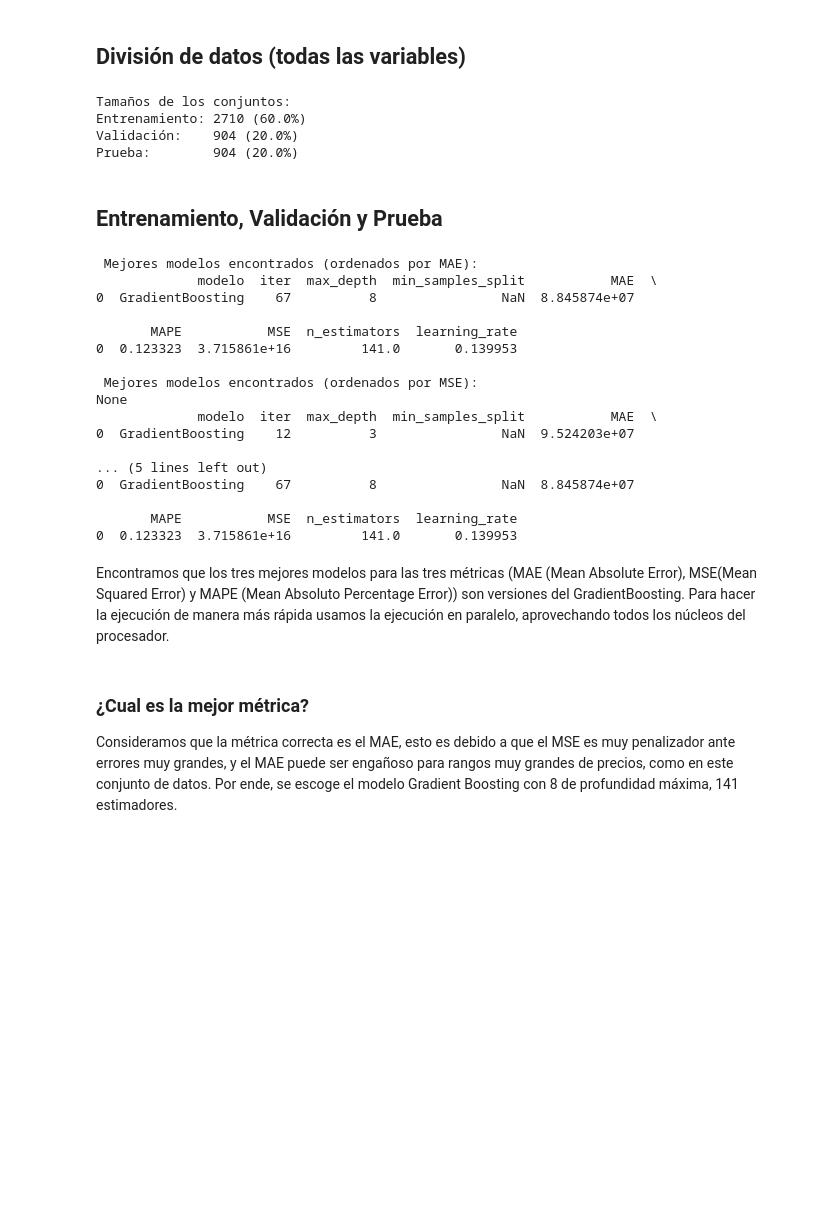
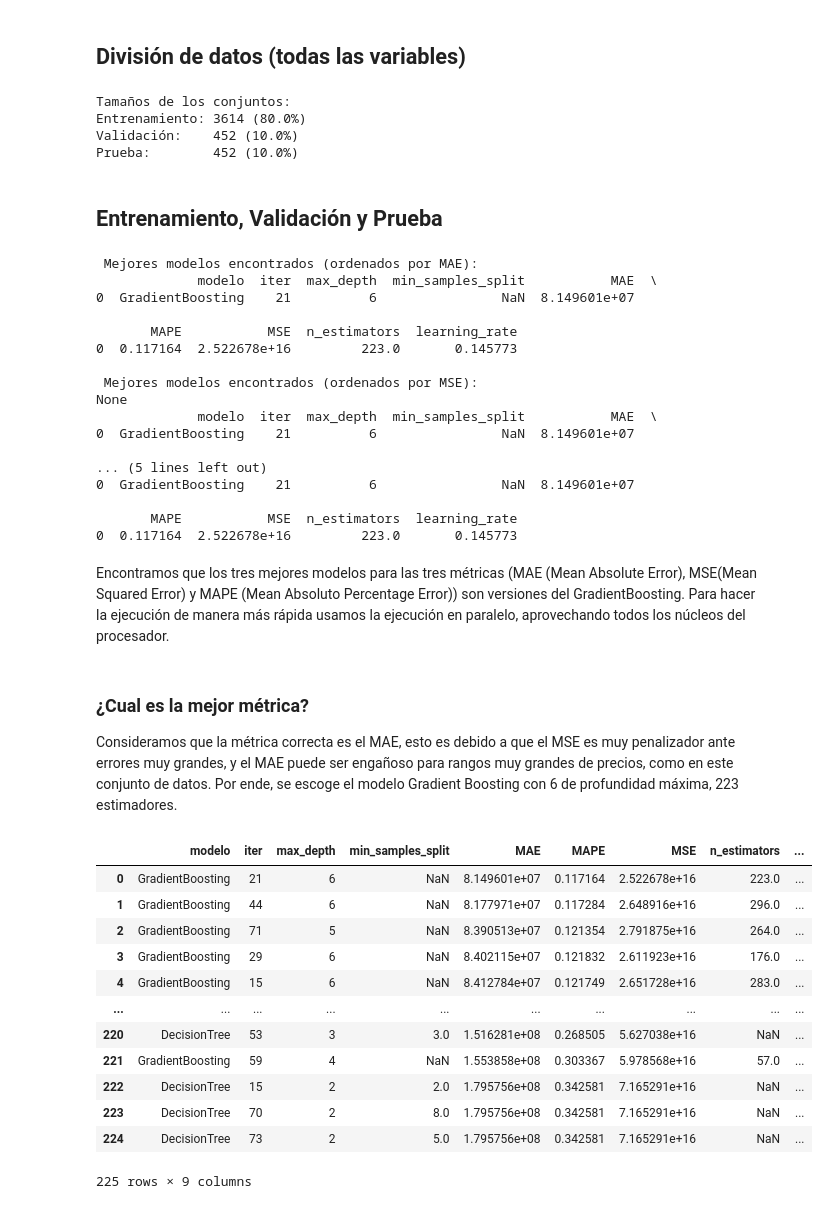
Before and after one commit to Santiago-Beltran/housing-cost-analysis-prediction, a Jupyter notebook: CRISP_DM/ModellingPhase.ipynb, the cells around one changed output. Drawn from its saved outputs; the diff is of its cells as text; code cells hidden in the pictures; blank space fills up the shorter version.

```diff
--- a/CRISP_DM/ModellingPhase.ipynb
+++ b/CRISP_DM/ModellingPhase.ipynb
@@ -76,26 +82,31 @@ Vemos que el análisis de SHAP con un modelo de RandomForest nos brinda informac
 # %% [markdown]
 ## División de datos (todas las variables)
 # %%
+
+# Supongamos que tu variable objetivo es "Precio"
 X = dm.drop(columns=["Precio"])
 y = dm["Precio"]
 
+# --- 1️⃣ Separar conjunto de prueba (10 %) ---
 X_train_val, X_test, y_train_val, y_test = train_test_split(
-    X, y, test_size=0.2, random_state=seed
+    X, y, test_size=0.10, random_state=42
 )
 
+# --- 2️⃣ Separar validación (10 % del total, o 1/9 del conjunto restante) ---
 X_train, X_val, y_train, y_val = train_test_split(
-    X_train_val, y_train_val, test_size=0.25, random_state=seed
-)  # 0.25 * 0.8 = 0.2 total
+    X_train_val, y_train_val, test_size=0.1111, random_state=42
+)  # 0.1111 × 0.9 ≈ 0.10 del total
 
+# --- 3️⃣ Confirmar proporciones ---
 print("Tamaños de los conjuntos:")
 print(f"Entrenamiento: {len(X_train)} ({len(X_train)/len(dm)*100:.1f}%)")
 print(f"Validación:    {len(X_val)} ({len(X_val)/len(dm)*100:.1f}%)")
 print(f"Prueba:        {len(X_test)} ({len(X_test)/len(dm)*100:.1f}%)")
 # %% [output]
 Tamaños de los conjuntos:
-Entrenamiento: 2710 (60.0%)
-Validación:    904 (20.0%)
-Prueba:        904 (20.0%)
+Entrenamiento: 3614 (80.0%)
+Validación:    452 (10.0%)
+Prueba:        452 (10.0%)
 # %% [markdown]
 ## Entrenamiento, Validación y Prueba
 # %%
@@ -186,23 +197,39 @@ print(resultados_df.sort_values(by = "MAPE").reset_index(drop=True).head(1))
 # %% [output]
  Mejores modelos encontrados (ordenados por MAE):
              modelo  iter  max_depth  min_samples_split           MAE  \
-0  GradientBoosting    67          8                NaN  8.845874e+07
+0  GradientBoosting    21          6                NaN  8.149601e+07
 
        MAPE           MSE  n_estimators  learning_rate
-0  0.123323  3.715861e+16         141.0       0.139953
+0  0.117164  2.522678e+16         223.0       0.145773
 
  Mejores modelos encontrados (ordenados por MSE):
 None
              modelo  iter  max_depth  min_samples_split           MAE  \
-0  GradientBoosting    12          3                NaN  9.524203e+07
+0  GradientBoosting    21          6                NaN  8.149601e+07
 
 ... (5 lines left out)
-0  GradientBoosting    67          8                NaN  8.845874e+07
+0  GradientBoosting    21          6                NaN  8.149601e+07
 
        MAPE           MSE  n_estimators  learning_rate
-0  0.123323  3.715861e+16         141.0       0.139953
+0  0.117164  2.522678e+16         223.0       0.145773
 # %% [markdown]
 Encontramos que los tres mejores modelos para las tres métricas (MAE (Mean Absolute Error), MSE(Mean Squared Error) y MAPE (Mean Absoluto Percentage Error)) son versiones del GradientBoosting. Para hacer la ejecución de manera más rápida usamos la ejecución en paralelo, aprovechando todos los núcleos del procesador.
 # %% [markdown]
 ### ¿Cual es la mejor métrica?
-Consideramos que la métrica correcta es el MAE, esto es debido a que el MSE es muy penalizador ante errores muy grandes, y el MAE puede ser engañoso para rangos muy grandes de precios, como en este conjunto de datos. Por ende, se escoge el modelo Gradient Boosting con 8 de profundidad máxima, 141 estimadores.
+Consideramos que la métrica correcta es el MAE, esto es debido a que el MSE es muy penalizador ante errores muy grandes, y el MAE puede ser engañoso para rangos muy grandes de precios, como en este conjunto de datos. Por ende, se escoge el modelo Gradient Boosting con 6 de profundidad máxima, 223 estimadores.
+# %%
+resultados_df.sort_values(by = "MAE")
+# %% [output]
+|  | modelo | iter | max_depth | min_samples_split | MAE | MAPE | MSE | n_estimators | ... |
+| 0 | GradientBoosting | 21 | 6 | NaN | 8.149601e+07 | 0.117164 | 2.522678e+16 | 223.0 | ... |
+| 1 | GradientBoosting | 44 | 6 | NaN | 8.177971e+07 | 0.117284 | 2.648916e+16 | 296.0 | ... |
+| 2 | GradientBoosting | 71 | 5 | NaN | 8.390513e+07 | 0.121354 | 2.791875e+16 | 264.0 | ... |
+| 3 | GradientBoosting | 29 | 6 | NaN | 8.402115e+07 | 0.121832 | 2.611923e+16 | 176.0 | ... |
+| 4 | GradientBoosting | 15 | 6 | NaN | 8.412784e+07 | 0.121749 | 2.651728e+16 | 283.0 | ... |
+| ... | ... | ... | ... | ... | ... | ... | ... | ... | ... |
+| 220 | DecisionTree | 53 | 3 | 3.0 | 1.516281e+08 | 0.268505 | 5.627038e+16 | NaN | ... |
+| 221 | GradientBoosting | 59 | 4 | NaN | 1.553858e+08 | 0.303367 | 5.978568e+16 | 57.0 | ... |
+| 222 | DecisionTree | 15 | 2 | 2.0 | 1.795756e+08 | 0.342581 | 7.165291e+16 | NaN | ... |
+| 223 | DecisionTree | 70 | 2 | 8.0 | 1.795756e+08 | 0.342581 | 7.165291e+16 | NaN | ... |
+| 224 | DecisionTree | 73 | 2 | 5.0 | 1.795756e+08 | 0.342581 | 7.165291e+16 | NaN | ... |
+225 rows × 9 columns
```
Also changed, not shown: parts of 11 cells of this notebook.
